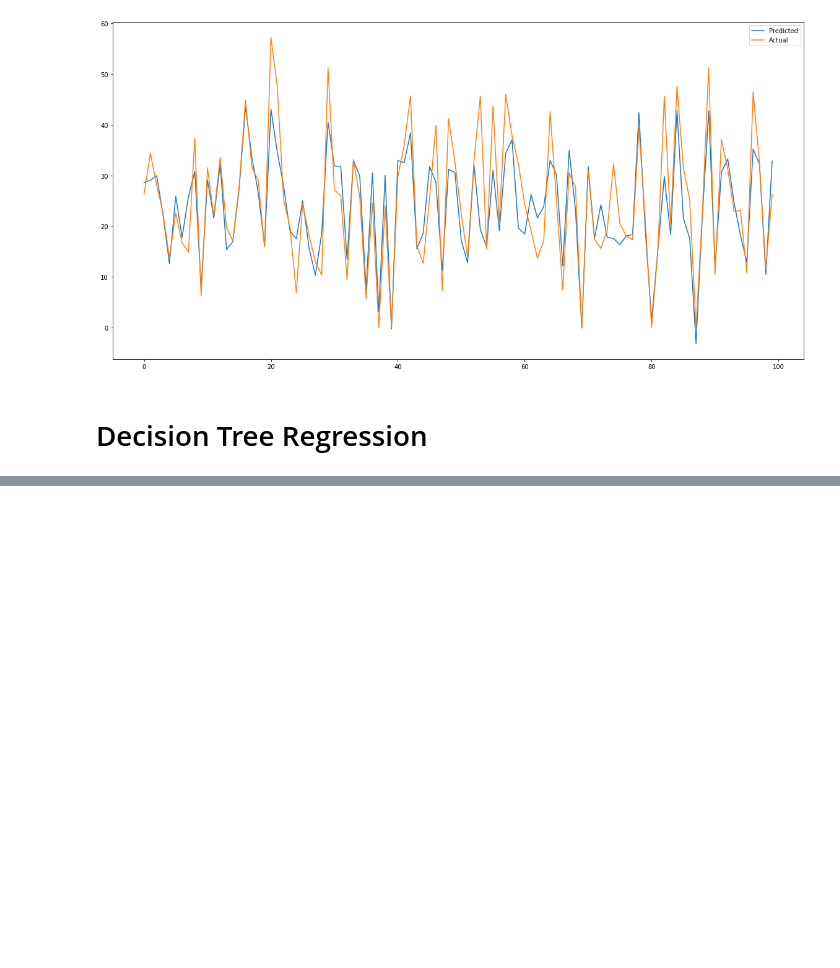
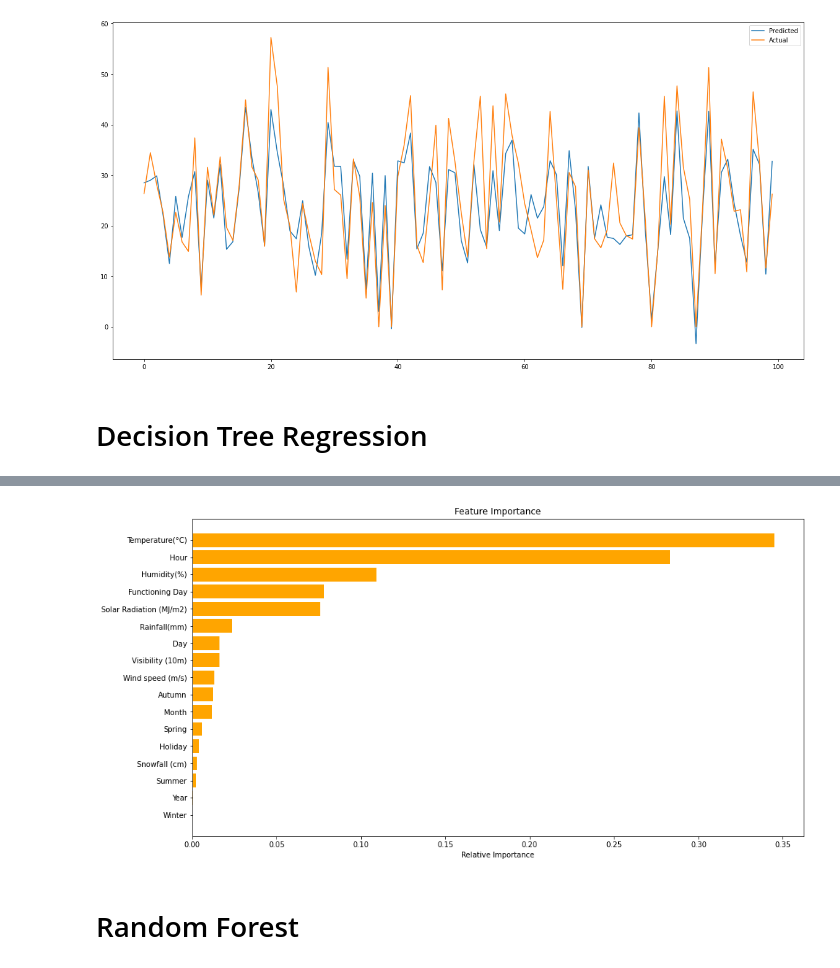
Before and after one commit to umeshbudhori/Bike-Sharing-Demand-Prediction, a Jupyter notebook: my_Bike_Sharing_Demand_Prediction.ipynb, the cells around one changed output, grey strips where cells are left out. Cells and saved outputs as stored; diff of their text form; code cells hidden in the pictures; blank space fills up the shorter version.

```diff
--- a/my_Bike_Sharing_Demand_Prediction.ipynb
+++ b/my_Bike_Sharing_Demand_Prediction.ipynb
@@ -718,0 +727,7 @@ Adjusted R2 :  0.7102178379990216
+# %%
+#getting features importance of decision tree
+get_features_importance(dt_model,X_train)
+# %% [output]
+[figure, added]
+# %% [markdown]
+# Random Forest
```
Also changed, not shown: parts of 26 cells of this notebook.
